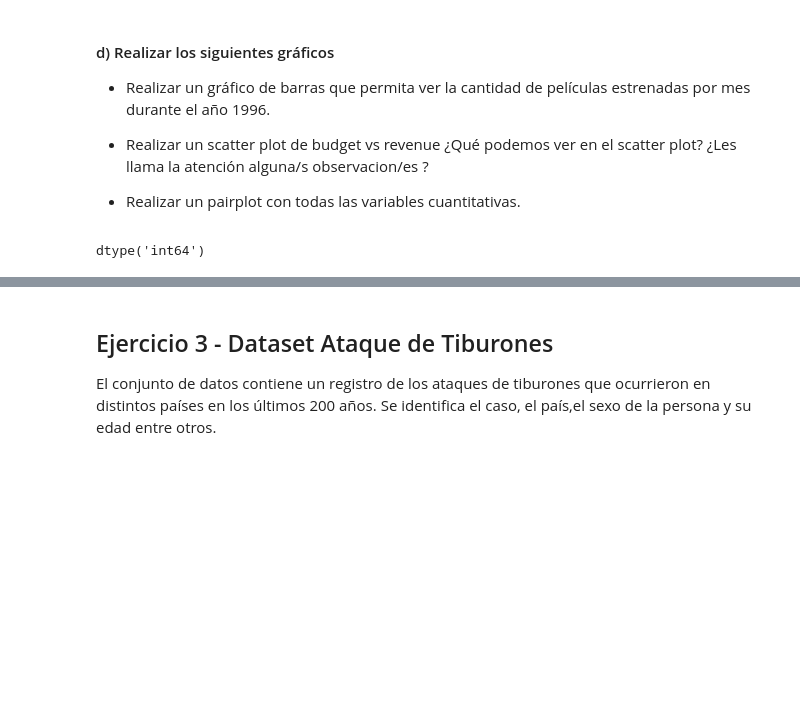
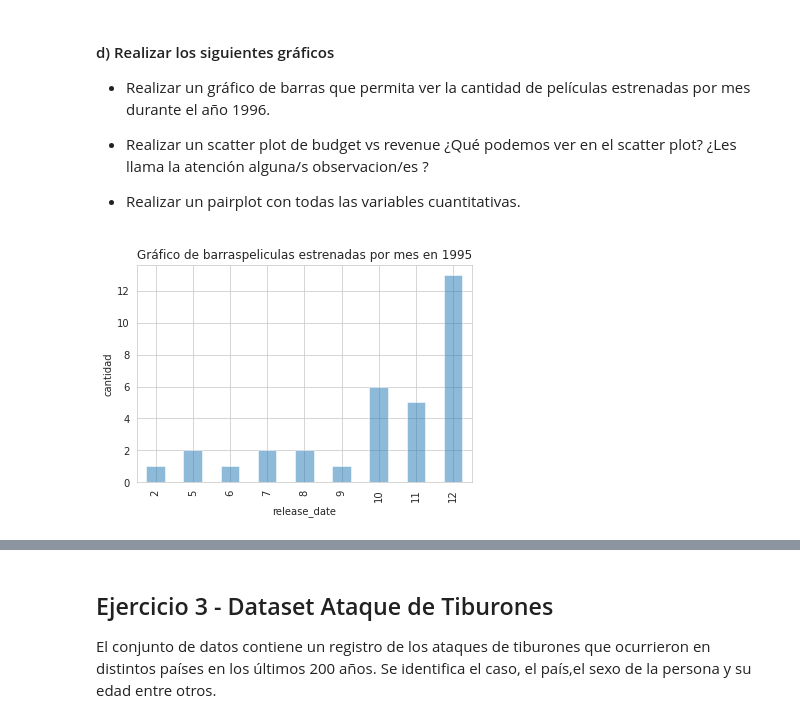
Before and after one commit to Fanusaez/Organizacion-de-Datos, a Jupyter notebook: Pandas/Pandas_ejercicios.ipynb, the cells around one changed output, grey strips where cells are left out. Saved outputs shown, nothing was run; the diff lists cells and outputs as text; code cells hidden in the pictures; blank space fills up the shorter version.

```diff
--- a/Pandas/Pandas_ejercicios.ipynb
+++ b/Pandas/Pandas_ejercicios.ipynb
@@ -386,7 +386,8 @@ See the caveats in the documentation: https://pandas.pydata.org/pandas-docs/stab
 # %%
 ds_peliculas["release_date"] = pd.to_datetime(ds_peliculas["release_date"],errors='ignore', dayfirst = False)
 ds_year = ds_peliculas.copy()
 ds_year = ds_year.loc[ds_year["release_date"].dt.year == 1995]["release_date"].dt.month.value_counts()
 ds_year.sort_index(inplace = True)
+grf_ds=ds_year.plot.bar(alpha=0.5 , title="Gráfico de barraspeliculas estrenadas por mes en 1995" , xlabel="release_date" , ylabel="cantidad")
 # %% [output]
-dtype('int64')
+[figure, added]
```
Also changed, not shown: parts of 20 cells of this notebook.
